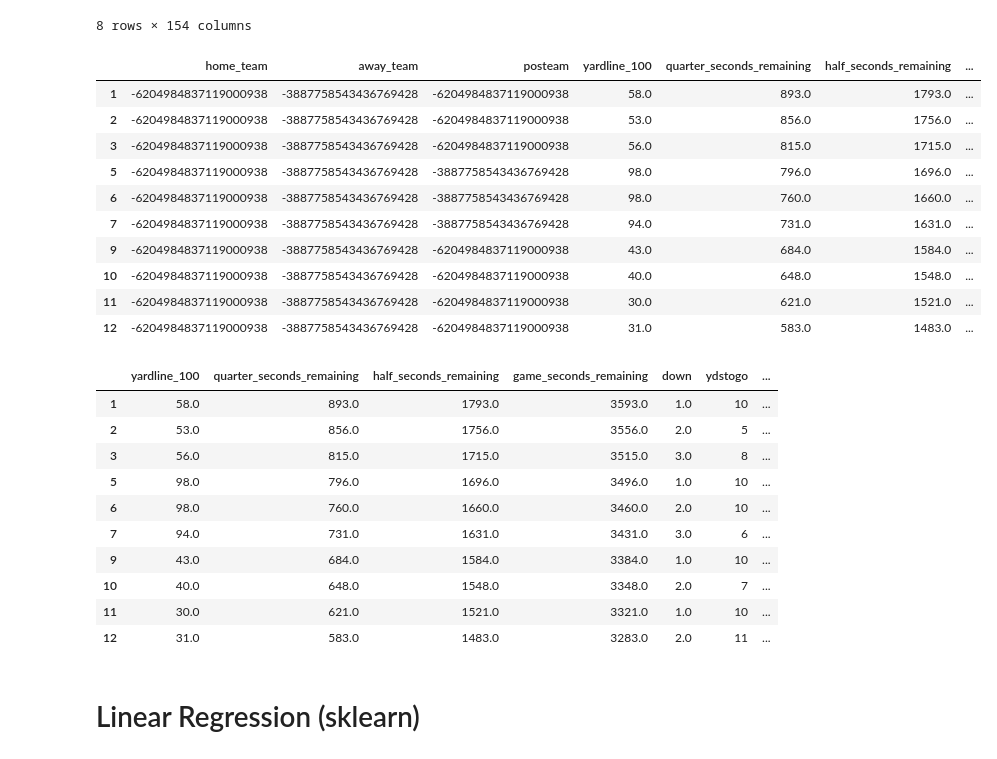
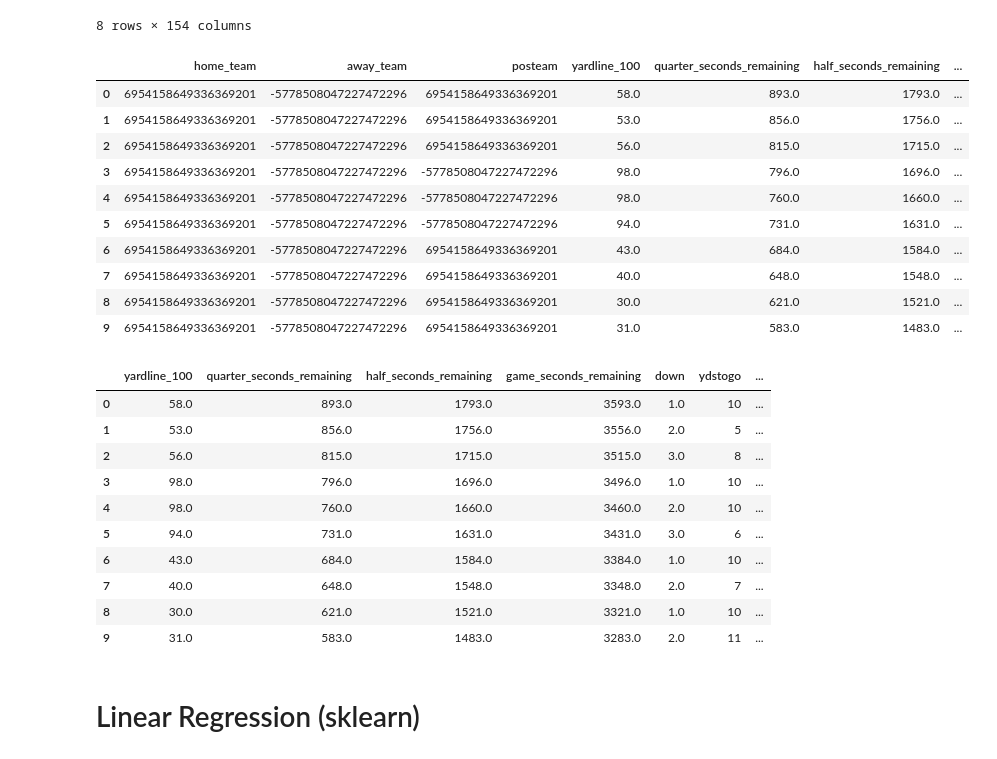
Before and after one commit to milanrshah/ORIE_4741-NFL_Play_Prediction, a Jupyter notebook: nfl/NFL.ipynb, the cells around one changed output. Cells and saved outputs as stored; diff of their text form; code cells hidden in the pictures.

```diff
--- a/nfl/NFL.ipynb
+++ b/nfl/NFL.ipynb
@@ -103,54 +103,56 @@ df.describe()
 | max | 5637.000000 | 2.018122e+09 | 99.000000 | 900.000000 | 1800.000000 | 3600.000000 | ... |
 8 rows × 154 columns
 # %%
-plays = df[['home_team','away_team','posteam','yardline_100','quarter_seconds_remaining','half_seconds_remaining','game_seconds_remaining',
+plays = df[['game_date','home_team','away_team','posteam','yardline_100','quarter_seconds_remaining','half_seconds_remaining','game_seconds_remaining',
         'drive','qtr','down','goal_to_go','ydstogo','shotgun','no_huddle','posteam_timeouts_remaining',
         'defteam_timeouts_remaining','posteam_score','defteam_score','score_differential','play']].dropna()
+
+plays = plays.reset_index(drop=True)
 
 plays['home_team'] = [hash(i) for i in plays['home_team']]
 plays['away_team'] = [hash(i) for i in plays['away_team']]
 plays['posteam'] = [hash(i) for i in plays['posteam']]
 
 X = plays[['home_team','away_team','posteam','yardline_100','quarter_seconds_remaining','half_seconds_remaining','game_seconds_remaining',
         'drive','qtr','down','goal_to_go','ydstogo','shotgun','no_huddle','posteam_timeouts_remaining',
         'defteam_timeouts_remaining','posteam_score','defteam_score','score_differential']]
 Y = plays['play']
 
-xTrain = X[df['game_date'] < pd.Timestamp(2018,6,1)]
-xTest = X[df['game_date'] >= pd.Timestamp(2018,6,1)]
+xTrain = X[plays['game_date'] < pd.Timestamp(2018,6,1)]
+xTest = X[plays['game_date'] >= pd.Timestamp(2018,6,1)]
 
-yTrain = Y[df['game_date'] < pd.Timestamp(2018,6,1)].values
-yTest = Y[df['game_date'] >= pd.Timestamp(2018,6,1)].values
+yTrain = Y[plays['game_date'] < pd.Timestamp(2018,6,1)].values
+yTest = Y[plays['game_date'] >= pd.Timestamp(2018,6,1)].values
 
 xTrain.head(10)
 # %% [output]
 |  | home_team | away_team | posteam | yardline_100 | quarter_seconds_remaining | half_seconds_remaining | ... |
-| 1 | -6204984837119000938 | -3887758543436769428 | -6204984837119000938 | 58.0 | 893.0 | 1793.0 | ... |
-| 2 | -6204984837119000938 | -3887758543436769428 | -6204984837119000938 | 53.0 | 856.0 | 1756.0 | ... |
-| 3 | -6204984837119000938 | -3887758543436769428 | -6204984837119000938 | 56.0 | 815.0 | 1715.0 | ... |
-| 5 | -6204984837119000938 | -3887758543436769428 | -3887758543436769428 | 98.0 | 796.0 | 1696.0 | ... |
-| 6 | -6204984837119000938 | -3887758543436769428 | -3887758543436769428 | 98.0 | 760.0 | 1660.0 | ... |
-| 7 | -6204984837119000938 | -3887758543436769428 | -3887758543436769428 | 94.0 | 731.0 | 1631.0 | ... |
-| 9 | -6204984837119000938 | -3887758543436769428 | -6204984837119000938 | 43.0 | 684.0 | 1584.0 | ... |
-| 10 | -6204984837119000938 | -3887758543436769428 | -6204984837119000938 | 40.0 | 648.0 | 1548.0 | ... |
-| 11 | -6204984837119000938 | -3887758543436769428 | -6204984837119000938 | 30.0 | 621.0 | 1521.0 | ... |
-| 12 | -6204984837119000938 | -3887758543436769428 | -6204984837119000938 | 31.0 | 583.0 | 1483.0 | ... |
+| 0 | 6954158649336369201 | -5778508047227472296 | 6954158649336369201 | 58.0 | 893.0 | 1793.0 | ... |
+| 1 | 6954158649336369201 | -5778508047227472296 | 6954158649336369201 | 53.0 | 856.0 | 1756.0 | ... |
+| 2 | 6954158649336369201 | -5778508047227472296 | 6954158649336369201 | 56.0 | 815.0 | 1715.0 | ... |
+| 3 | 6954158649336369201 | -5778508047227472296 | -5778508047227472296 | 98.0 | 796.0 | 1696.0 | ... |
+| 4 | 6954158649336369201 | -5778508047227472296 | -5778508047227472296 | 98.0 | 760.0 | 1660.0 | ... |
+| 5 | 6954158649336369201 | -5778508047227472296 | -5778508047227472296 | 94.0 | 731.0 | 1631.0 | ... |
+| 6 | 6954158649336369201 | -5778508047227472296 | 6954158649336369201 | 43.0 | 684.0 | 1584.0 | ... |
+| 7 | 6954158649336369201 | -5778508047227472296 | 6954158649336369201 | 40.0 | 648.0 | 1548.0 | ... |
+| 8 | 6954158649336369201 | -5778508047227472296 | 6954158649336369201 | 30.0 | 621.0 | 1521.0 | ... |
+| 9 | 6954158649336369201 | -5778508047227472296 | 6954158649336369201 | 31.0 | 583.0 | 1483.0 | ... |
 # %%
 graph = xTrain[['yardline_100','quarter_seconds_remaining','half_seconds_remaining','game_seconds_remaining',
         'down','ydstogo','shotgun','no_huddle','score_differential']]
 graph.head(10)
 # %% [output]
 |  | yardline_100 | quarter_seconds_remaining | half_seconds_remaining | game_seconds_remaining | down | ydstogo | ... |
-| 1 | 58.0 | 893.0 | 1793.0 | 3593.0 | 1.0 | 10 | ... |
-| 2 | 53.0 | 856.0 | 1756.0 | 3556.0 | 2.0 | 5 | ... |
-| 3 | 56.0 | 815.0 | 1715.0 | 3515.0 | 3.0 | 8 | ... |
-| 5 | 98.0 | 796.0 | 1696.0 | 3496.0 | 1.0 | 10 | ... |
-| 6 | 98.0 | 760.0 | 1660.0 | 3460.0 | 2.0 | 10 | ... |
-| 7 | 94.0 | 731.0 | 1631.0 | 3431.0 | 3.0 | 6 | ... |
-| 9 | 43.0 | 684.0 | 1584.0 | 3384.0 | 1.0 | 10 | ... |
-| 10 | 40.0 | 648.0 | 1548.0 | 3348.0 | 2.0 | 7 | ... |
-| 11 | 30.0 | 621.0 | 1521.0 | 3321.0 | 1.0 | 10 | ... |
-| 12 | 31.0 | 583.0 | 1483.0 | 3283.0 | 2.0 | 11 | ... |
+| 0 | 58.0 | 893.0 | 1793.0 | 3593.0 | 1.0 | 10 | ... |
+| 1 | 53.0 | 856.0 | 1756.0 | 3556.0 | 2.0 | 5 | ... |
+| 2 | 56.0 | 815.0 | 1715.0 | 3515.0 | 3.0 | 8 | ... |
+| 3 | 98.0 | 796.0 | 1696.0 | 3496.0 | 1.0 | 10 | ... |
+| 4 | 98.0 | 760.0 | 1660.0 | 3460.0 | 2.0 | 10 | ... |
+| 5 | 94.0 | 731.0 | 1631.0 | 3431.0 | 3.0 | 6 | ... |
+| 6 | 43.0 | 684.0 | 1584.0 | 3384.0 | 1.0 | 10 | ... |
+| 7 | 40.0 | 648.0 | 1548.0 | 3348.0 | 2.0 | 7 | ... |
+| 8 | 30.0 | 621.0 | 1521.0 | 3321.0 | 1.0 | 10 | ... |
+| 9 | 31.0 | 583.0 | 1483.0 | 3283.0 | 2.0 | 11 | ... |
 # %%
 # https://stackoverflow.com/questions/21131707/multiple-data-in-scatter-matrix/27583955 #
 color_wheel = {1: "#0392cf",
```
Also changed, not shown: parts of 5 cells of this notebook.
